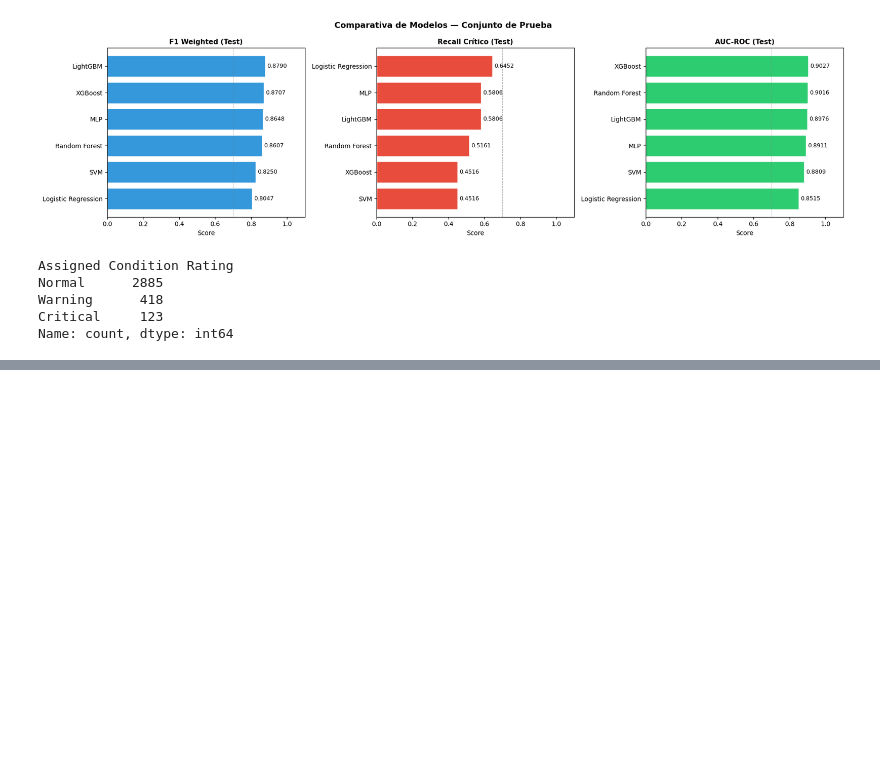
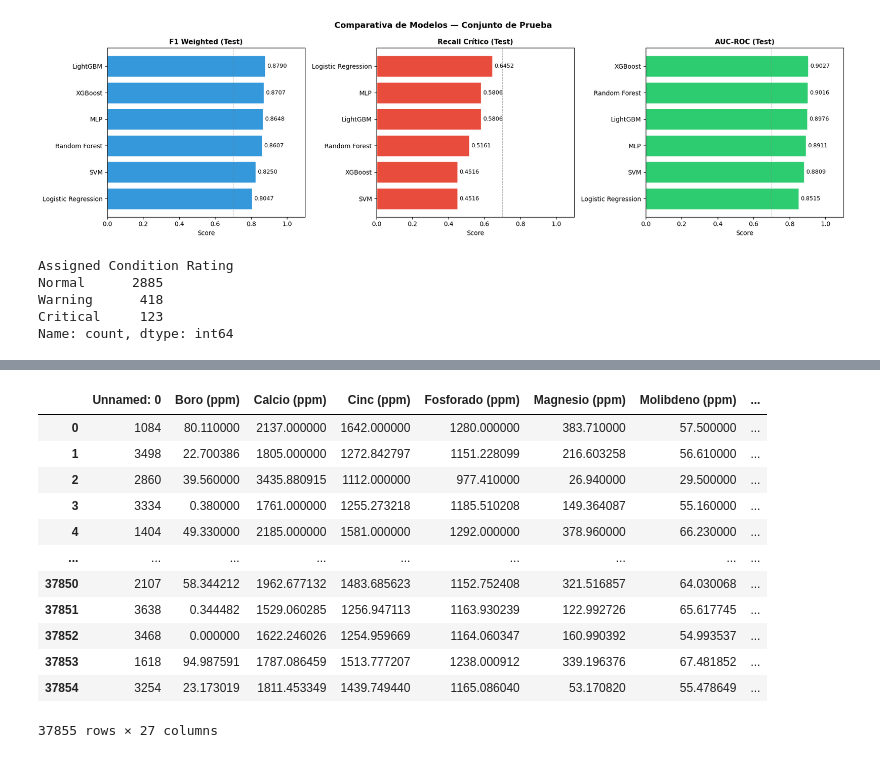
Before and after one commit to darturo12/Tesis-de-Grado-MIAD-, a Jupyter notebook: Modelos_ML/Modelos_Ensamble.ipynb, the cells around one changed output, grey strips where cells are left out. Saved outputs shown, nothing was run; the diff lists cells and outputs as text; code cells hidden in the pictures; blank space fills up the shorter version.

```diff
--- a/Modelos_ML/Modelos_Ensamble.ipynb
+++ b/Modelos_ML/Modelos_Ensamble.ipynb
@@ -2473,0 +2721,16 @@ Name: count, dtype: int64
+# %%
+X_train_final
+# %% [output]
+|  | Unnamed: 0 | Boro (ppm) | Calcio (ppm) | Cinc (ppm) | Fosforado (ppm) | Magnesio (ppm) | Molibdeno (ppm) | ... |
+| 0 | 1084 | 80.110000 | 2137.000000 | 1642.000000 | 1280.000000 | 383.710000 | 57.500000 | ... |
+| 1 | 3498 | 22.700386 | 1805.000000 | 1272.842797 | 1151.228099 | 216.603258 | 56.610000 | ... |
+| 2 | 2860 | 39.560000 | 3435.880915 | 1112.000000 | 977.410000 | 26.940000 | 29.500000 | ... |
+| 3 | 3334 | 0.380000 | 1761.000000 | 1255.273218 | 1185.510208 | 149.364087 | 55.160000 | ... |
+| 4 | 1404 | 49.330000 | 2185.000000 | 1581.000000 | 1292.000000 | 378.960000 | 66.230000 | ... |
+| ... | ... | ... | ... | ... | ... | ... | ... | ... |
+| 37850 | 2107 | 58.344212 | 1962.677132 | 1483.685623 | 1152.752408 | 321.516857 | 64.030068 | ... |
+| 37851 | 3638 | 0.344482 | 1529.060285 | 1256.947113 | 1163.930239 | 122.992726 | 65.617745 | ... |
+| 37852 | 3468 | 0.000000 | 1622.246026 | 1254.959669 | 1164.060347 | 160.990392 | 54.993537 | ... |
+| 37853 | 1618 | 94.987591 | 1787.086459 | 1513.777207 | 1238.000912 | 339.196376 | 67.481852 | ... |
+| 37854 | 3254 | 23.173019 | 1811.453349 | 1439.749440 | 1165.086040 | 53.170820 | 55.478649 | ... |
+37855 rows × 27 columns
```
Also changed, not shown: parts of 11 cells of this notebook.
